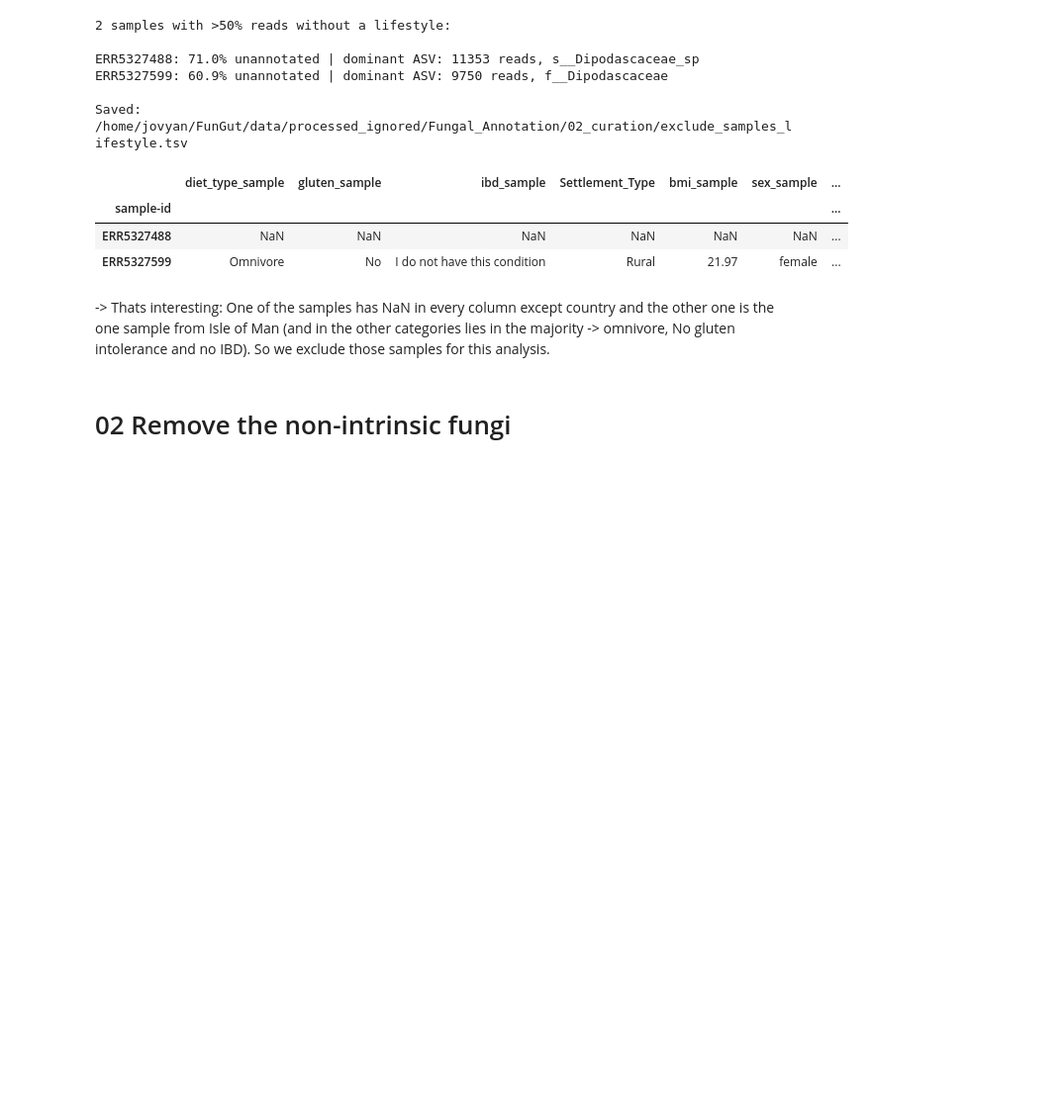
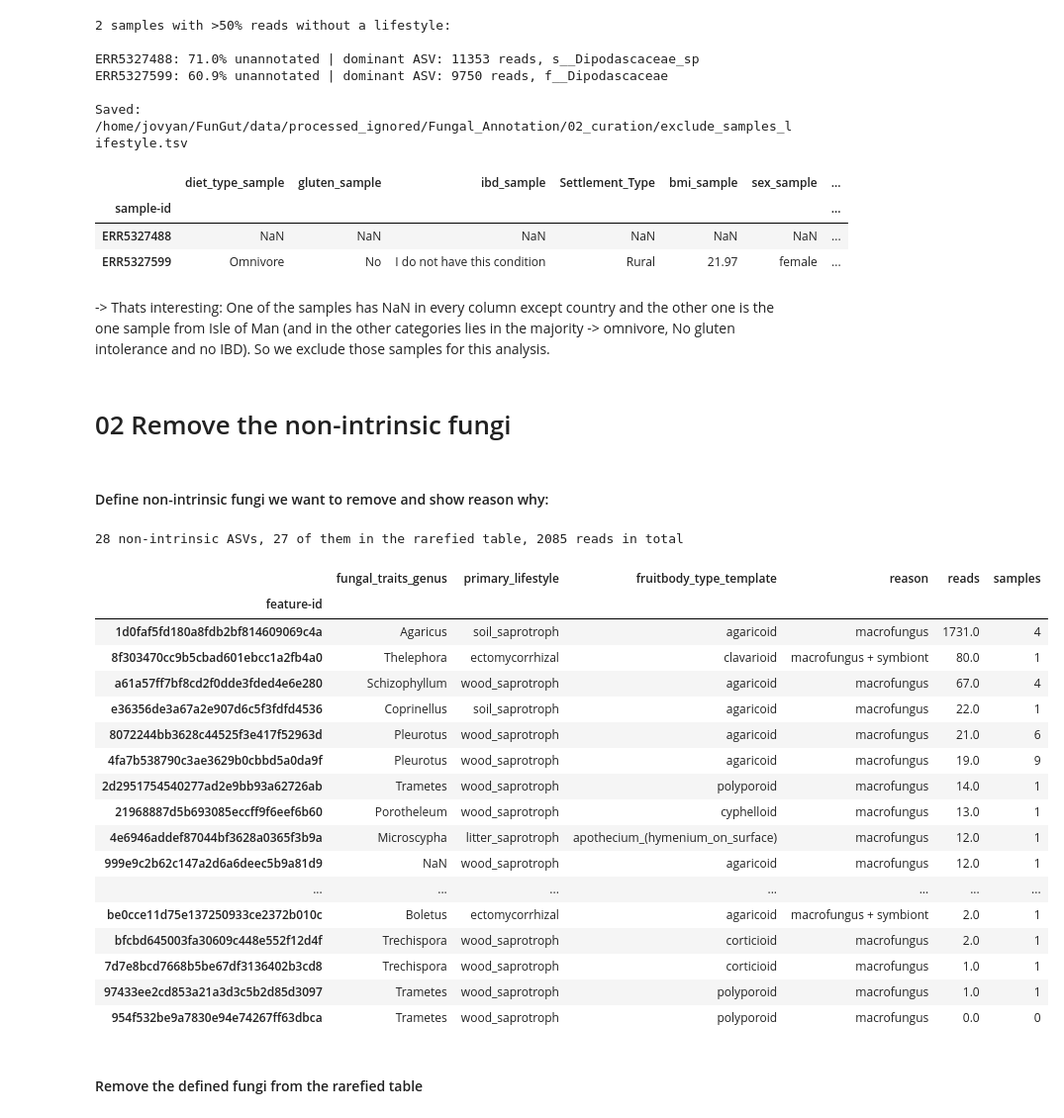
Before and after one commit to elettra-fromm/FunGut, a Jupyter notebook: scripts/19_Fungal_Annotation_Gwendolin.ipynb, the cells around one changed output. Shown at 99% size. Cells and saved outputs as stored; diff of their text form; code cells hidden in the pictures; blank space fills up the shorter version.

Commit message:
Fungal Annotation

```diff
--- a/scripts/19_Fungal_Annotation_Gwendolin.ipynb
+++ b/scripts/19_Fungal_Annotation_Gwendolin.ipynb
@@ -401,3 +509,45 @@ out
 -> Thats interesting: One of the samples has NaN in every column except country and the other one is the one sample from Isle of Man (and in the other categories lies in the majority -> omnivore, No gluten intolerance and no IBD). So we exclude those samples for this analysis.
 # %% [markdown]
 # 02 Remove the non-intrinsic fungi
+# %% [markdown]
+#### Define non-intrinsic fungi we want to remove and show reason why:
+# %%
+tr = load_traits(traits_curated)
+is_macro = tr["fruitbody_type_template"].isin(macro_fruitbodies)
+is_symb  = tr["primary_lifestyle"].isin(symbiont_lifestyles)
+
+nonintr = tr.loc[is_macro | is_symb, ["fungal_traits_genus", "primary_lifestyle", "fruitbody_type_template"]].copy()
+nonintr["reason"]  = np.select([is_macro[nonintr.index] & is_symb[nonintr.index], is_macro[nonintr.index]],
+                               ["macrofungus + symbiont", "macrofungus"], default="symbiont")
+nonintr["reads"]   = rare.reindex(nonintr.index).sum(axis=1)            # reads in the rarefied table
+nonintr["samples"] = (rare.reindex(nonintr.index) > 0).sum(axis=1)      # in how many samples
+
+nonintr_tsv = f"{filt_dir}/nonintrinsic_asvs.tsv"
+nonintr.index.name = "feature-id"
+nonintr.to_csv(nonintr_tsv, sep="\t")
+
+print(f"{len(nonintr)} non-intrinsic ASVs, {(nonintr['reads'] > 0).sum()} of them in the rarefied table, "
+      f"{int(nonintr['reads'].sum())} reads in total\n")
+nonintr.sort_values("reads", ascending=False)
+# %% [output]
+28 non-intrinsic ASVs, 27 of them in the rarefied table, 2085 reads in total
+|  | fungal_traits_genus | primary_lifestyle | fruitbody_type_template | reason | reads | samples |
+| feature-id |  |  |  |  |  |  |
+| 1d0faf5fd180a8fdb2bf814609069c4a | Agaricus | soil_saprotroph | agaricoid | macrofungus | 1731.0 | 4 |
+| 8f303470cc9b5cbad601ebcc1a2fb4a0 | Thelephora | ectomycorrhizal | clavarioid | macrofungus + symbiont | 80.0 | 1 |
+| a61a57ff7bf8cd2f0dde3fded4e6e280 | Schizophyllum | wood_saprotroph | agaricoid | macrofungus | 67.0 | 4 |
+| e36356de3a67a2e907d6c5f3fdfd4536 | Coprinellus | soil_saprotroph | agaricoid | macrofungus | 22.0 | 1 |
+| 8072244bb3628c44525f3e417f52963d | Pleurotus | wood_saprotroph | agaricoid | macrofungus | 21.0 | 6 |
+| 4fa7b538790c3ae3629b0cbbd5a0da9f | Pleurotus | wood_saprotroph | agaricoid | macrofungus | 19.0 | 9 |
+| 2d2951754540277ad2e9bb93a62726ab | Trametes | wood_saprotroph | polyporoid | macrofungus | 14.0 | 1 |
+| 21968887d5b693085eccff9f6eef6b60 | Porotheleum | wood_saprotroph | cyphelloid | macrofungus | 13.0 | 1 |
+| 4e6946addef87044bf3628a0365f3b9a | Microscypha | litter_saprotroph | apothecium_(hymenium_on_surface) | macrofungus | 12.0 | 1 |
+| 999e9c2b62c147a2d6a6deec5b9a81d9 | NaN | wood_saprotroph | agaricoid | macrofungus | 12.0 | 1 |
+| ... | ... | ... | ... | ... | ... | ... |
+| be0cce11d75e137250933ce2372b010c | Boletus | ectomycorrhizal | agaricoid | macrofungus + symbiont | 2.0 | 1 |
+| bfcbd645003fa30609c448e552f12d4f | Trechispora | wood_saprotroph | corticioid | macrofungus | 2.0 | 1 |
+| 7d7e8bcd7668b5be67df3136402b3cd8 | Trechispora | wood_saprotroph | corticioid | macrofungus | 1.0 | 1 |
+| 97433ee2cd853a21a3d3c5b2d85d3097 | Trametes | wood_saprotroph | polyporoid | macrofungus | 1.0 | 1 |
+| 954f532be9a7830e94e74267ff63dbca | Trametes | wood_saprotroph | polyporoid | macrofungus | 0.0 | 0 |
+# %% [markdown]
+#### Remove the defined fungi from the rarefied table
```
Also changed, not shown: parts of 47 cells of this notebook, 36 other files.
